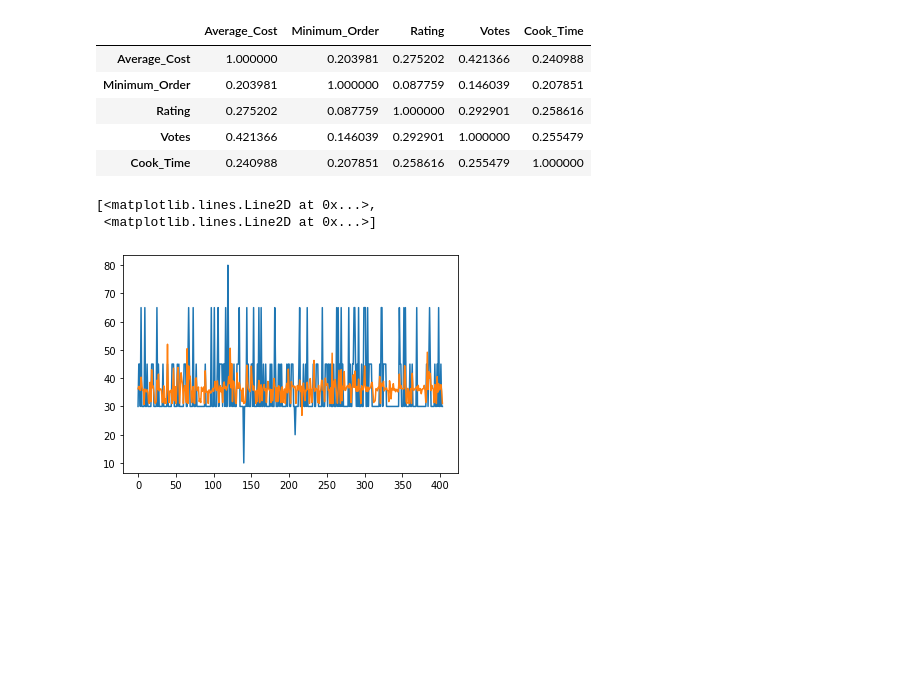
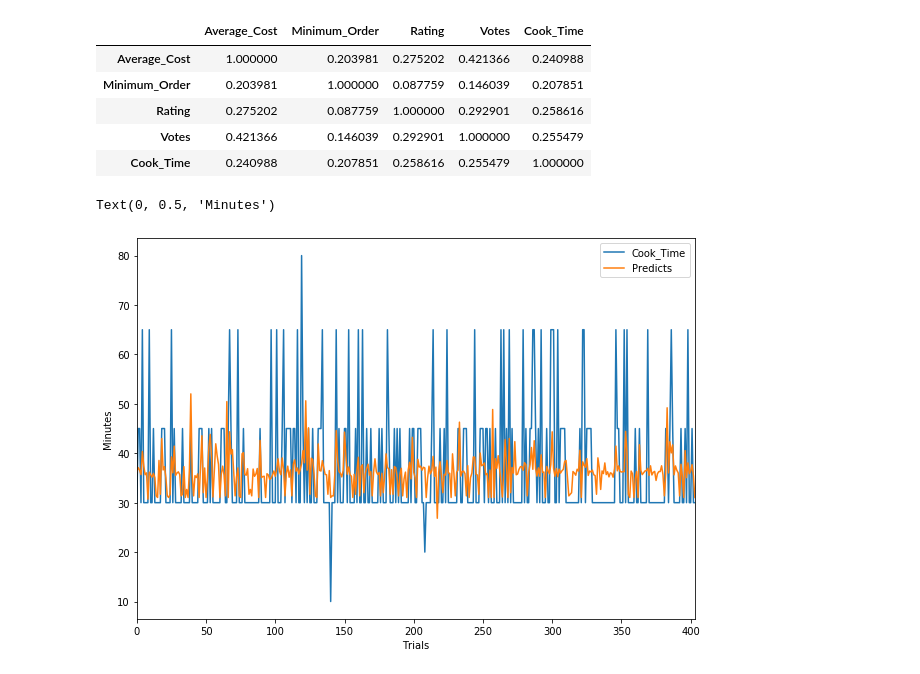
Before and after one commit to linhphan98/Data_Science, a Jupyter notebook: XTern_DataScience.ipynb, the cells around one changed output. Cells and saved outputs as stored; diff of their text form; code cells hidden in the pictures; blank space fills up the shorter version.

```diff
--- a/XTern_DataScience.ipynb
+++ b/XTern_DataScience.ipynb
@@ -34,7 +41,7 @@ df['Rating'] = df.apply(lambda x: grouping_noneRating(x['Rating']), axis = 1)
 
 df['Votes'] = df.apply(lambda x: grouping_noneRating(x['Votes']), axis = 1)
 
-df['Reviews'] = df.apply(lambda x: grouping_noneRating(x['Votes']), axis = 1)
+df['Reviews'] = df.apply(lambda x: grouping_noneRating(x['Reviews']), axis = 1)
 # %%
 # trying to identify the trending restaurants with your own scoring algorithm
 # (can be as simple as the best rating or most votes or both!)
@@ -216,29 +220,38 @@ cooktime_df.corr()
 # %%
 X = cooktime_df.drop(['Cook_Time','Restaurant'],axis=1)
 y = cooktime_df['Cook_Time']
+# %%
+from sklearn.preprocessing import MinMaxScaler
+
+scaler = MinMaxScaler()
+
+scaler.fit(X)
+
+X = scaler.transform(X)
 # %%
 # in Multiple Regression there is no need to do feature scaling
 
 from sklearn.model_selection import train_test_split
 
 X_train, X_test, y_train, y_test = train_test_split(X, y, test_size=0.2, random_state=0)
 
 from sklearn.linear_model import LinearRegression
 
 model = LinearRegression()
 
 model.fit(X_train,y_train)
 
 predicts = model.predict(X_test)
 
 val = pd.DataFrame(y_test)
 
 val['Predicts'] = predicts
 
 val.index=np.arange(len(val))
 
-plt.plot(val)
+val.plot(figsize=(10,7))
+plt.xlabel('Trials')
+plt.ylabel('Minutes')
 # %% [output]
-[<matplotlib.lines.Line2D at 0x...>,
- <matplotlib.lines.Line2D at 0x...>]
+Text(0, 0.5, 'Minutes')
-[figure, old version]
+[figure, new version]
```
Also changed, not shown: parts of 12 cells of this notebook, 1 other file.
